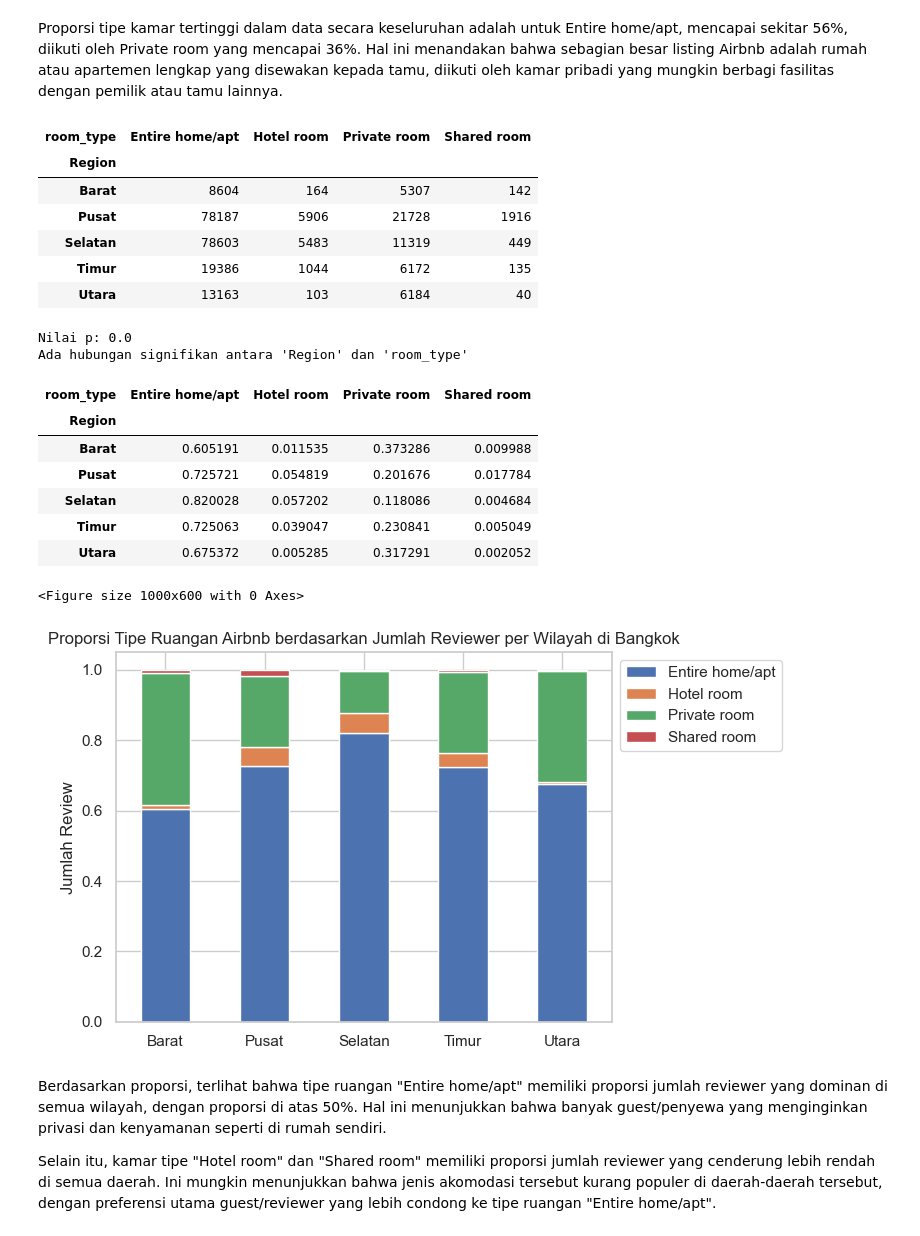
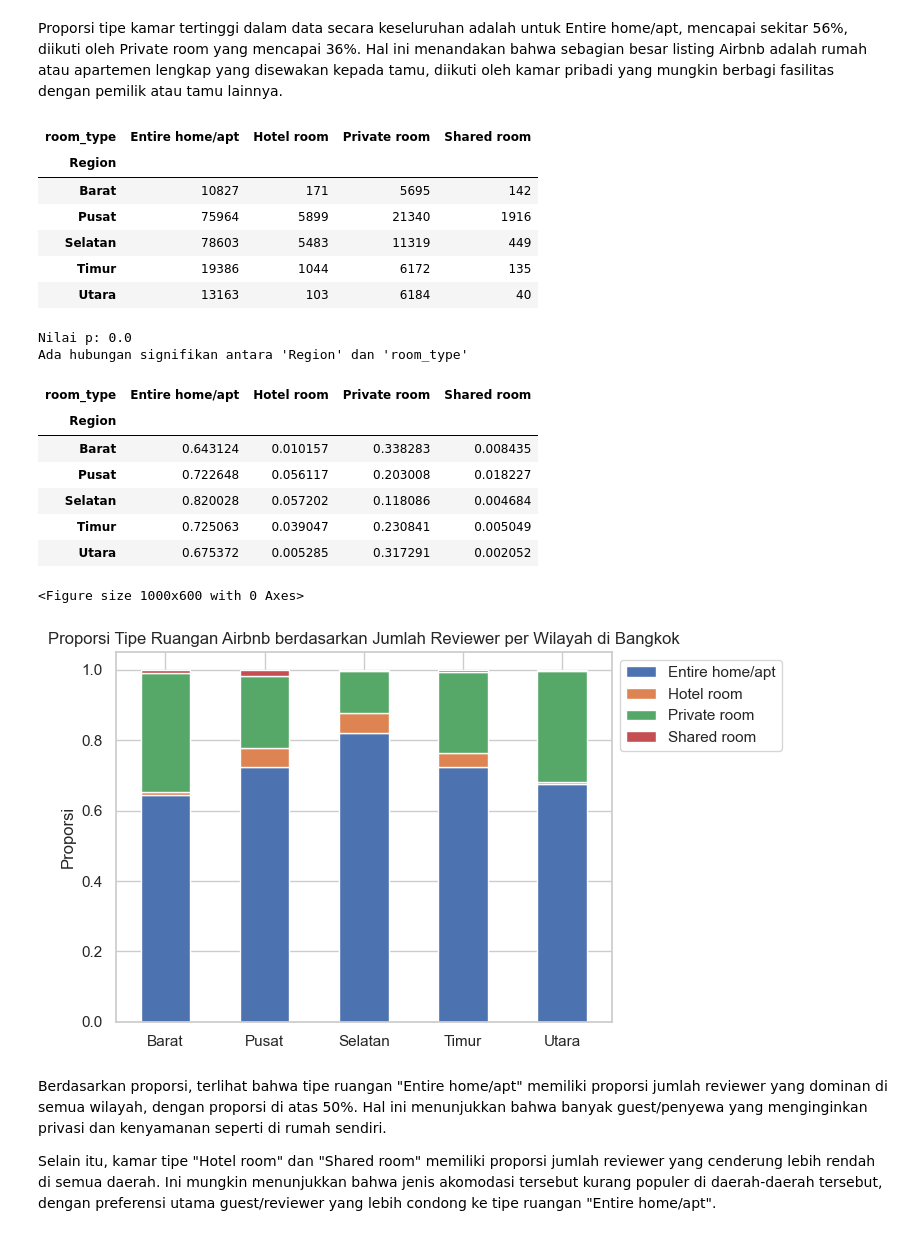
Before and after one commit to yapex1324/airbnb_listing_in_bangkok, a Jupyter notebook: capstone_modul2.ipynb, the cells around one changed output. Cells and saved outputs as stored; diff of their text form; code cells hidden in the pictures.

```diff
--- a/capstone_modul2.ipynb
+++ b/capstone_modul2.ipynb
@@ -315,8 +311,9 @@ reg_utara = ['Bang Kapi','Chatu Chak','Sai Mai','Bang Sue','Don Mueang','Lak Si'
 reg_selatan = ['Thung khru','Bang Na','Bang Rak','Sathon','Khlong Toei','Phra Khanong','Yan na wa']
 reg_timur = ['Lat Krabang','Wang Thong Lang','Huai Khwang','Nong Chok','Thawi Watthana','Suanluang','Bueng Kum','Saphan Sung','Min Buri',
              'Khlong Sam Wa','Chom Thong','Nong Khaem']
-reg_barat = ['Rat Burana','Khlong San','Bangkok Yai','Thon buri','Bang Phlat','Bangkok Noi','Bang Khae','Bang Khun thain','Taling Chan','Bang Bon']
-reg_pusat = ['Ratchathewi','Din Daeng','Bang Kho laen','Phaya Thai','Vadhana','Phasi Charoen','Parthum Wan','Pra Wet','Phra Nakhon','Dusit',
+reg_barat = ['Rat Burana','Khlong San','Bangkok Yai','Thon buri','Bang Phlat','Bangkok Noi','Bang Khae','Bang Khun thain','Taling Chan','Bang Bon',
+             'Bang Kho laen']
+reg_pusat = ['Ratchathewi','Din Daeng','Phaya Thai','Vadhana','Phasi Charoen','Parthum Wan','Pra Wet','Phra Nakhon','Dusit',
              'Samphanthawong','Pom Prap Sattru Phai']
 
 
@@ -504,8 +444,8 @@ pivot
 # %% [output]
 | room_type | Entire home/apt | Hotel room | Private room | Shared room |
 | Region |  |  |  |  |
-| Barat | 8604 | 164 | 5307 | 142 |
-| Pusat | 78187 | 5906 | 21728 | 1916 |
+| Barat | 10827 | 171 | 5695 | 142 |
+| Pusat | 75964 | 5899 | 21340 | 1916 |
 | Selatan | 78603 | 5483 | 11319 | 449 |
 | Timur | 19386 | 1044 | 6172 | 135 |
 | Utara | 13163 | 103 | 6184 | 40 |
@@ -527,25 +467,25 @@ pivot
 # %% [output]
 | room_type | Entire home/apt | Hotel room | Private room | Shared room |
 | Region |  |  |  |  |
-| Barat | 0.605191 | 0.011535 | 0.373286 | 0.009988 |
-| Pusat | 0.725721 | 0.054819 | 0.201676 | 0.017784 |
+| Barat | 0.643124 | 0.010157 | 0.338283 | 0.008435 |
+| Pusat | 0.722648 | 0.056117 | 0.203008 | 0.018227 |
 | Selatan | 0.820028 | 0.057202 | 0.118086 | 0.004684 |
 | Timur | 0.725063 | 0.039047 | 0.230841 | 0.005049 |
 | Utara | 0.675372 | 0.005285 | 0.317291 | 0.002052 |
 # %%
 plt.figure(figsize=(10, 6))
 sns.set(style="whitegrid")
 ax = pivot.plot(kind='bar', stacked=True)
 plt.xlabel('')
-plt.ylabel('Jumlah Review')
+plt.ylabel('Proporsi')
 plt.title('Proporsi Tipe Ruangan Airbnb berdasarkan Jumlah Reviewer per Wilayah di Bangkok')
 plt.legend(bbox_to_anchor=(1, 1), loc='upper left')
 ax.set_xticklabels(ax.get_xticklabels(), rotation=0)
 
 plt.show()
 # %% [output]
 <Figure size 1000x600 with 0 Axes>
-[figure, old version]
+[figure, new version]
 # %% [markdown]
 Berdasarkan proporsi, terlihat bahwa tipe ruangan "Entire home/apt" memiliki proporsi jumlah reviewer yang dominan di semua wilayah, dengan proporsi di atas 50%. Hal ini menunjukkan bahwa banyak guest/penyewa yang menginginkan privasi dan kenyamanan seperti di rumah sendiri.
 
```
Also changed, not shown: parts of 32 cells of this notebook.
